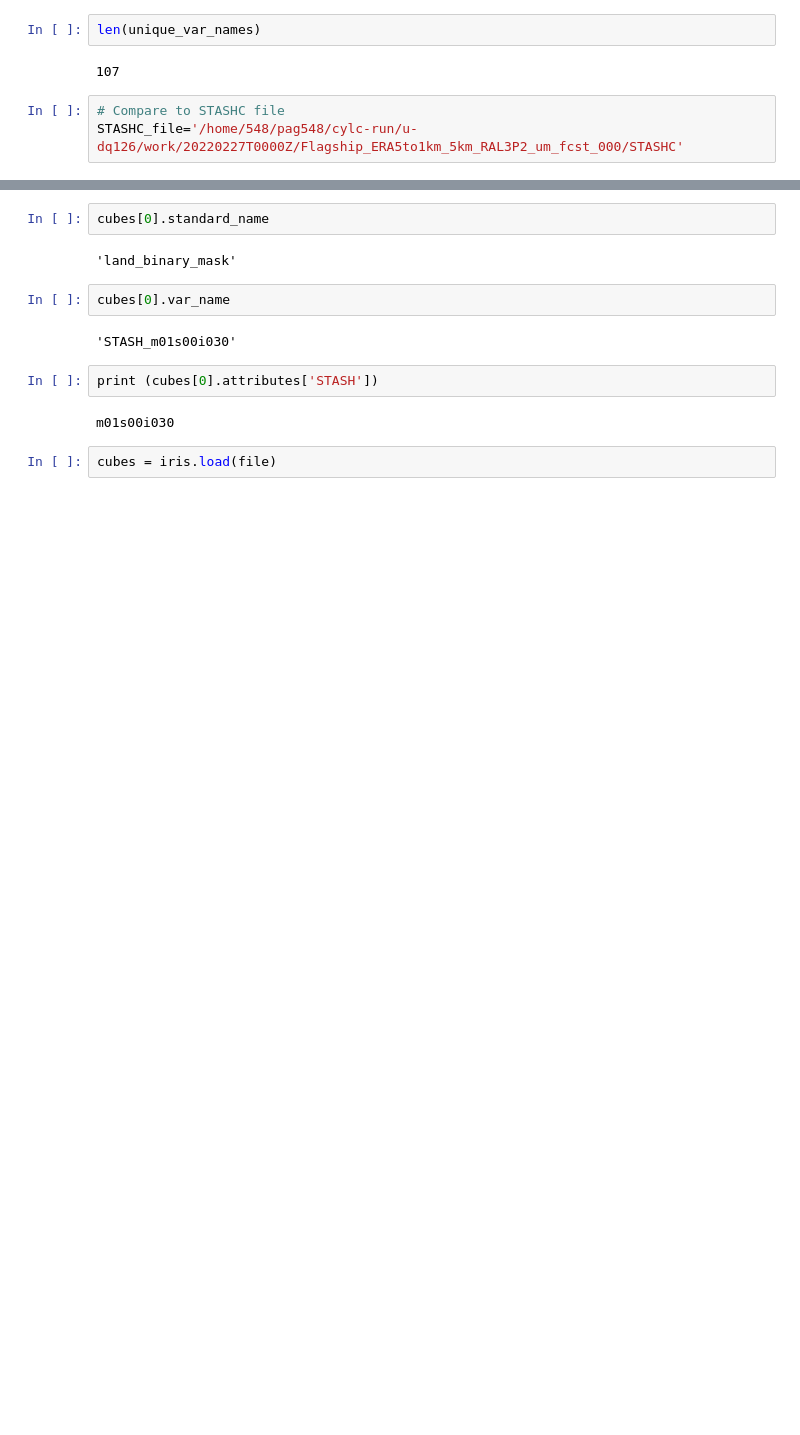
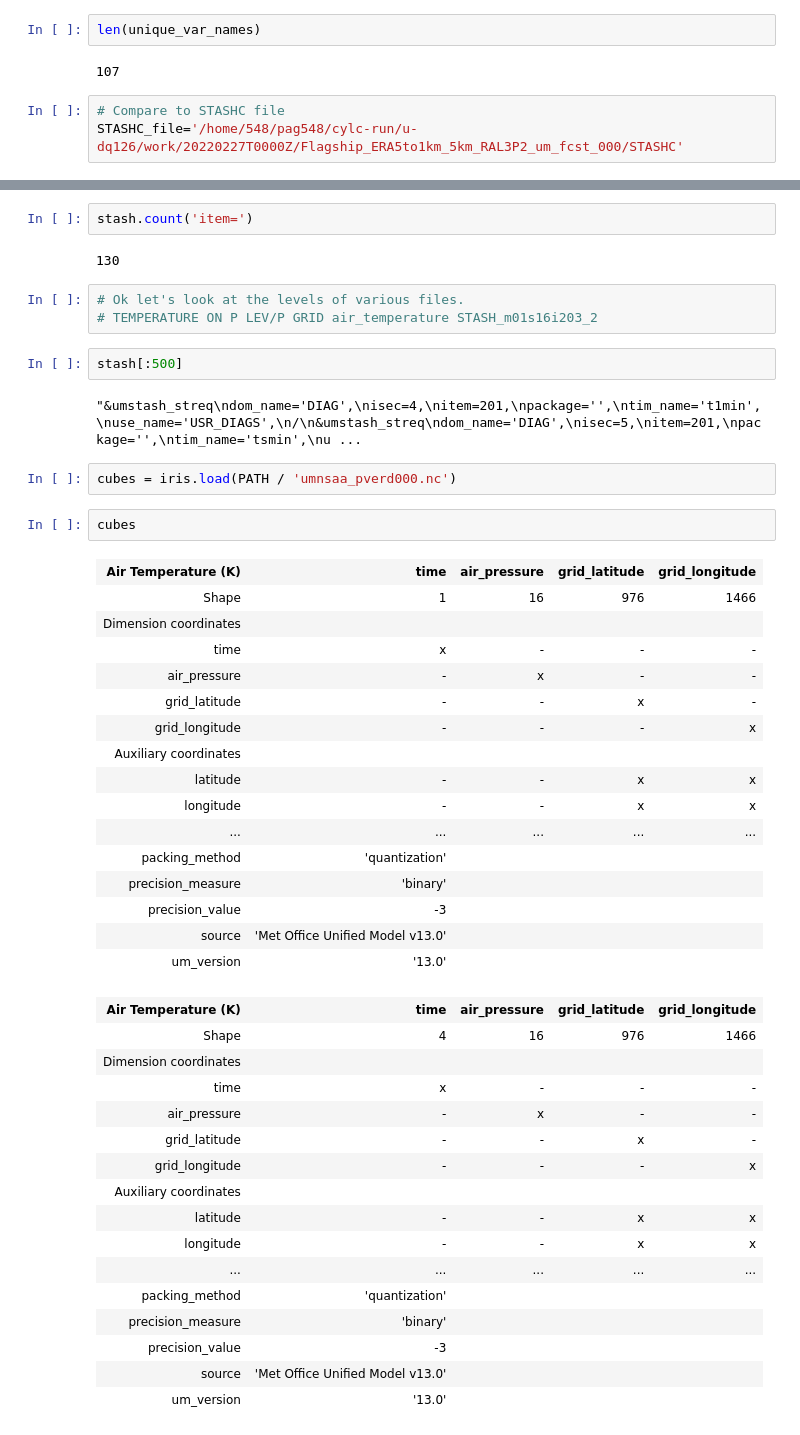
Before and after one commit to 21centuryweather/UM_configuration_tools, a Jupyter notebook: notebooks/Check_Flagship_stash.ipynb, the cells around one changed output, grey strips where cells are left out. Drawn from its saved outputs; the diff is of its cells as text; blank space fills up the shorter version.

```diff
--- a/notebooks/Check_Flagship_stash.ipynb
+++ b/notebooks/Check_Flagship_stash.ipynb
@@ -118,14 +76,48 @@ cubes[0].long_name
+# %%
+stash.count('item=')
+# %% [output]
+130
 # %%
-cubes[0].standard_name
+# Ok let's look at the levels of various files.
+# TEMPERATURE ON P LEV/P GRID air_temperature STASH_m01s16i203_2
-# %% [output]
-'land_binary_mask'
 # %%
-cubes[0].var_name
+stash[:500]
 # %% [output]
-'STASH_m01s00i030'
+"&umstash_streq\ndom_name='DIAG',\nisec=4,\nitem=201,\npackage='',\ntim_name='t1min',\nuse_name='USR_DIAGS',\n/\n&umstash_streq\ndom_name='DIAG',\nisec=5,\nitem=201,\npackage='',\ntim_name='tsmin',\nu ...
 # %%
-print (cubes[0].attributes['STASH'])
+cubes = iris.load(PATH / 'umnsaa_pverd000.nc')
-# %% [output]
-m01s00i030
 # %%
-cubes = iris.load(file)
+cubes
+# %% [output]
+| Air Temperature (K) | time | air_pressure | grid_latitude | grid_longitude |
+| Shape | 1 | 16 | 976 | 1466 |
+| Dimension coordinates |  |  |  |  |
+| time | x | - | - | - |
+| air_pressure | - | x | - | - |
+| grid_latitude | - | - | x | - |
+| grid_longitude | - | - | - | x |
+| Auxiliary coordinates |  |  |  |  |
+| latitude | - | - | x | x |
+| longitude | - | - | x | x |
+| ... | ... | ... | ... | ... |
+| packing_method | 'quantization' |  |  |  |
+| precision_measure | 'binary' |  |  |  |
+| precision_value | -3 |  |  |  |
+| source | 'Met Office Unified Model v13.0' |  |  |  |
+| um_version | '13.0' |  |  |  |
+| Air Temperature (K) | time | air_pressure | grid_latitude | grid_longitude |
+| Shape | 4 | 16 | 976 | 1466 |
+| Dimension coordinates |  |  |  |  |
+| time | x | - | - | - |
+| air_pressure | - | x | - | - |
+| grid_latitude | - | - | x | - |
+| grid_longitude | - | - | - | x |
+| Auxiliary coordinates |  |  |  |  |
+| latitude | - | - | x | x |
+| longitude | - | - | x | x |
+| ... | ... | ... | ... | ... |
+| packing_method | 'quantization' |  |  |  |
+| precision_measure | 'binary' |  |  |  |
+| precision_value | -3 |  |  |  |
+| source | 'Met Office Unified Model v13.0' |  |  |  |
+| um_version | '13.0' |  |  |  |
```
Also changed, not shown: parts of 18 cells of this notebook.
